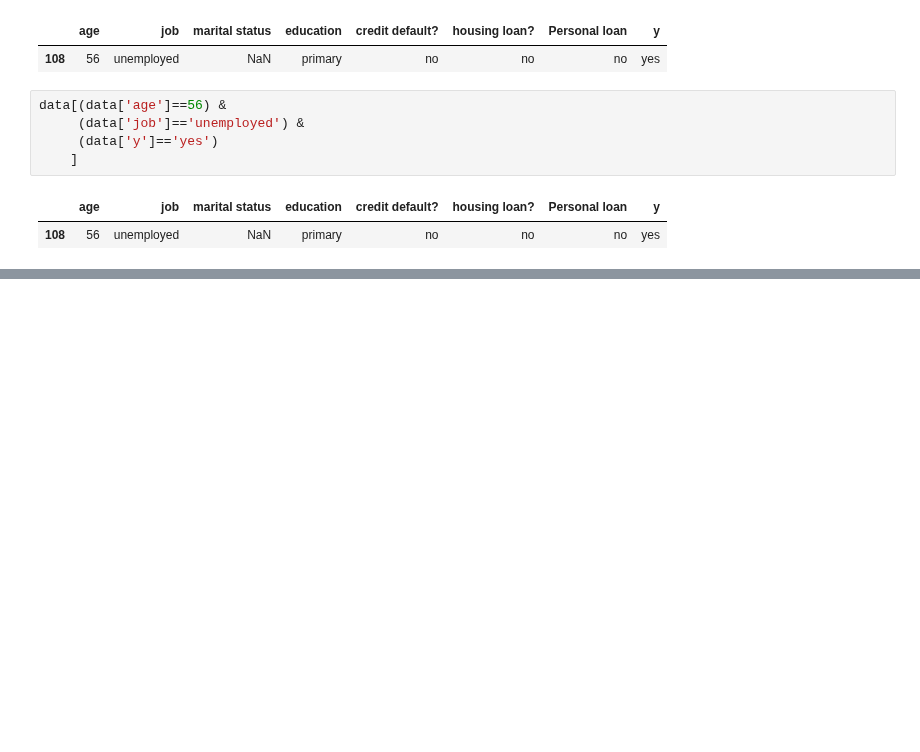
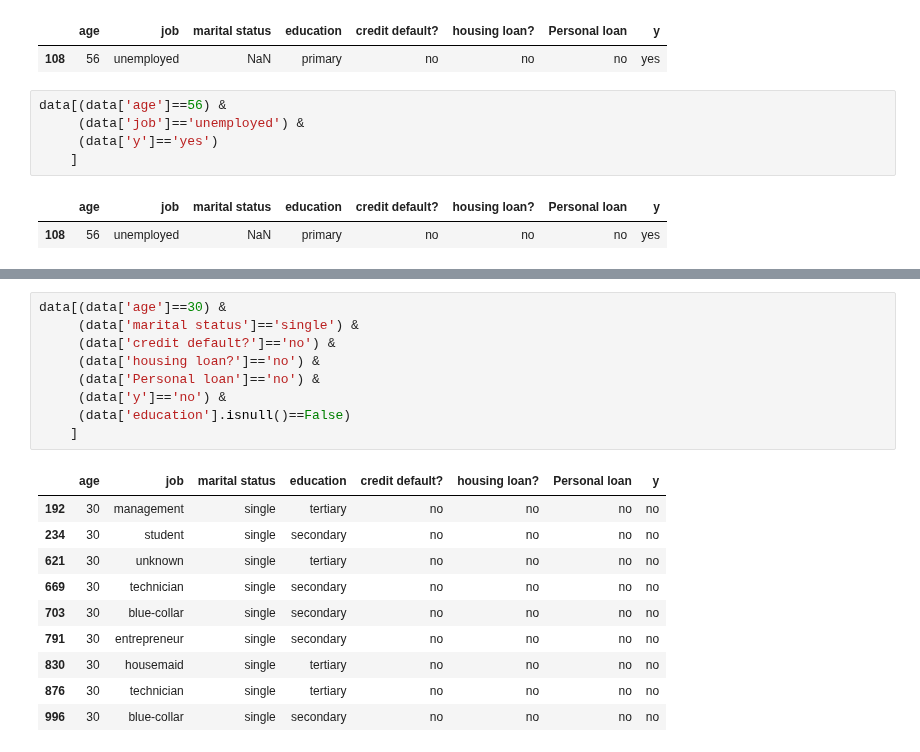
Before and after one commit to lokeshkumarn/Notebooks, a Jupyter notebook: BankTermDeposit.ipynb, the cells around one changed output, grey strips where cells are left out. Saved outputs shown, nothing was run; the diff lists cells and outputs as text; blank space fills up the shorter version.

```diff
--- a/BankTermDeposit.ipynb
+++ b/BankTermDeposit.ipynb
@@ -536,0 +598,20 @@ data[(data['age']==56) &
+# %%
+data[(data['age']==30) &
+     (data['marital status']=='single') &
+     (data['credit default?']=='no') &
+     (data['housing loan?']=='no') &
+     (data['Personal loan']=='no') &
+     (data['y']=='no') &
+     (data['education'].isnull()==False)
+    ]
+# %% [output]
+|  | age | job | marital status | education | credit default? | housing loan? | Personal loan | y |
+| 192 | 30 | management | single | tertiary | no | no | no | no |
+| 234 | 30 | student | single | secondary | no | no | no | no |
+| 621 | 30 | unknown | single | tertiary | no | no | no | no |
+| 669 | 30 | technician | single | secondary | no | no | no | no |
+| 703 | 30 | blue-collar | single | secondary | no | no | no | no |
+| 791 | 30 | entrepreneur | single | secondary | no | no | no | no |
+| 830 | 30 | housemaid | single | tertiary | no | no | no | no |
+| 876 | 30 | technician | single | tertiary | no | no | no | no |
+| 996 | 30 | blue-collar | single | secondary | no | no | no | no |
```
Also changed, not shown: parts of 25 cells of this notebook.
